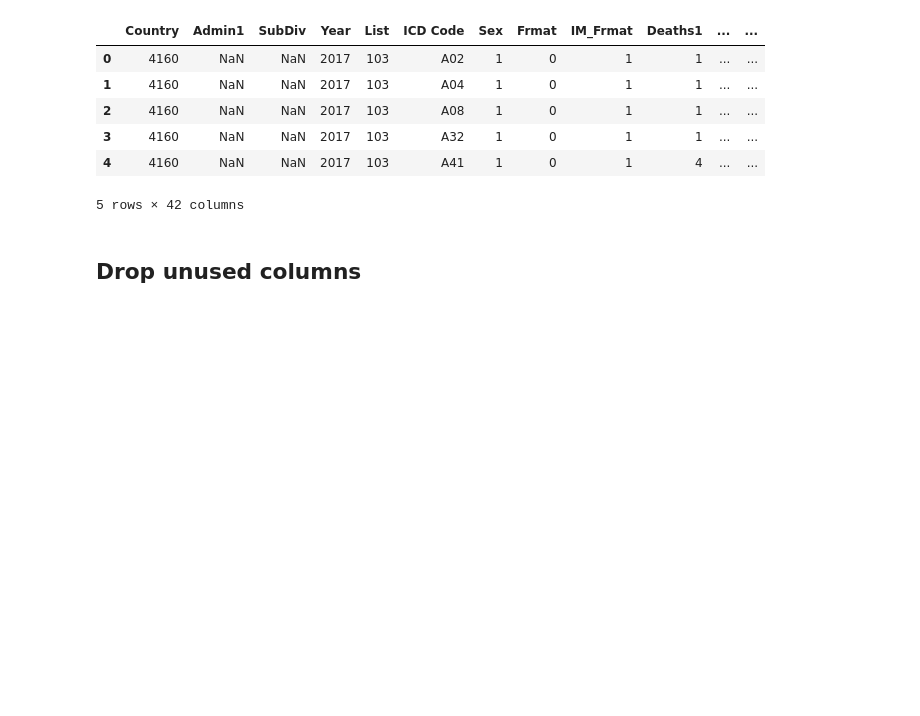
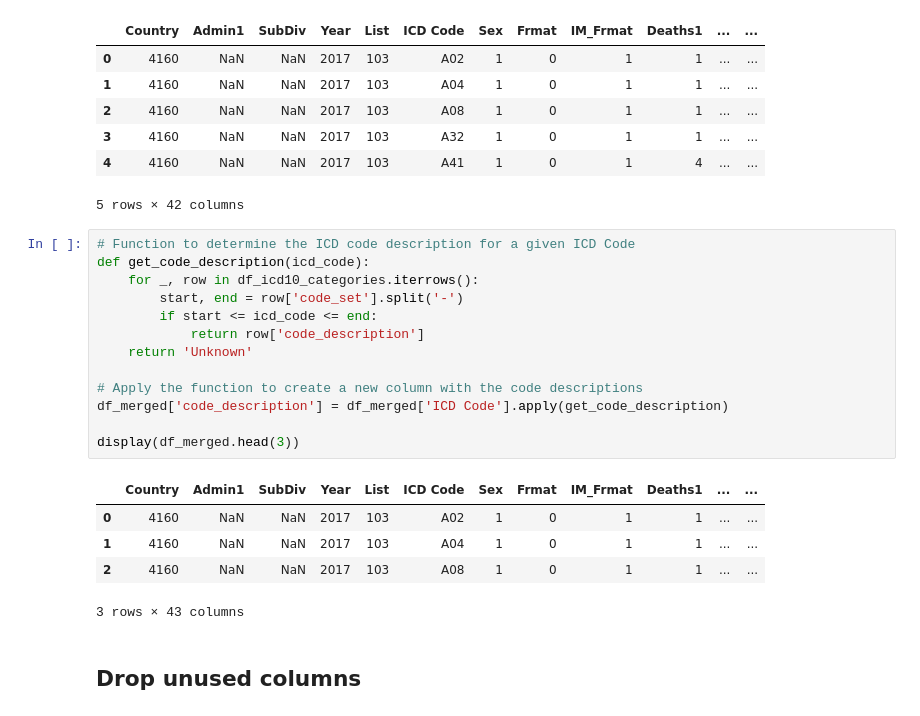
Before and after one commit to ShylaTatum/Group-Project-1, a Jupyter notebook: clean_workbook.ipynb, the cells around one changed output. Cells and saved outputs as stored; diff of their text form; blank space fills up the shorter version.

```diff
--- a/clean_workbook.ipynb
+++ b/clean_workbook.ipynb
@@ -147,6 +150,25 @@ df_merged.head()
 | 3 | 4160 | NaN | NaN | 2017 | 103 | A32 | 1 | 0 | 1 | 1 | ... | ... |
 | 4 | 4160 | NaN | NaN | 2017 | 103 | A41 | 1 | 0 | 1 | 4 | ... | ... |
 5 rows × 42 columns
+# %%
+# Function to determine the ICD code description for a given ICD Code
+def get_code_description(icd_code):
+    for _, row in df_icd10_categories.iterrows():
+        start, end = row['code_set'].split('-')
+        if start <= icd_code <= end:
+            return row['code_description']
+    return 'Unknown'
+
+# Apply the function to create a new column with the code descriptions
+df_merged['code_description'] = df_merged['ICD Code'].apply(get_code_description)
+
+display(df_merged.head(3))
+# %% [output]
+|  | Country | Admin1 | SubDiv | Year | List | ICD Code | Sex | Frmat | IM_Frmat | Deaths1 | ... | ... |
+| 0 | 4160 | NaN | NaN | 2017 | 103 | A02 | 1 | 0 | 1 | 1 | ... | ... |
+| 1 | 4160 | NaN | NaN | 2017 | 103 | A04 | 1 | 0 | 1 | 1 | ... | ... |
+| 2 | 4160 | NaN | NaN | 2017 | 103 | A08 | 1 | 0 | 1 | 1 | ... | ... |
+3 rows × 43 columns
 # %% [markdown]
 ## Drop unused columns
 # %%
```
Also changed, not shown: parts of 7 cells of this notebook.
